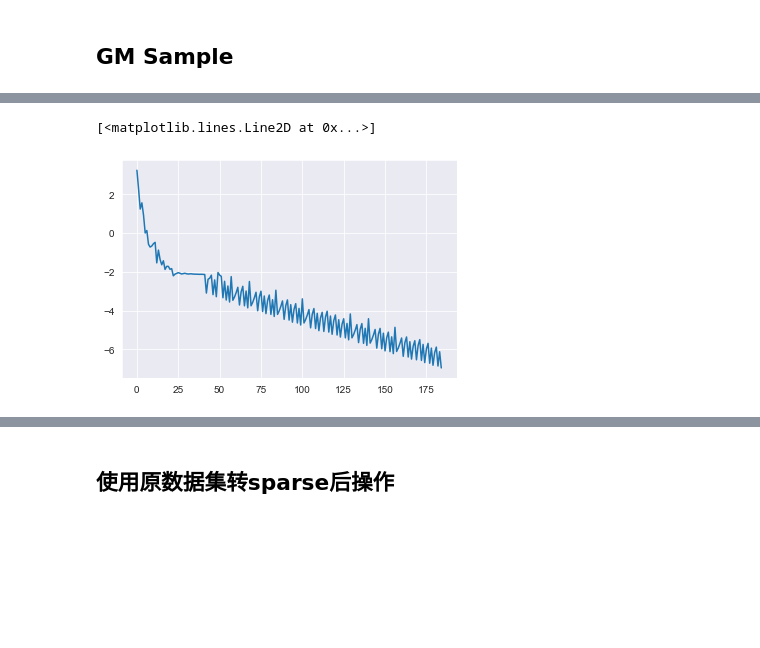
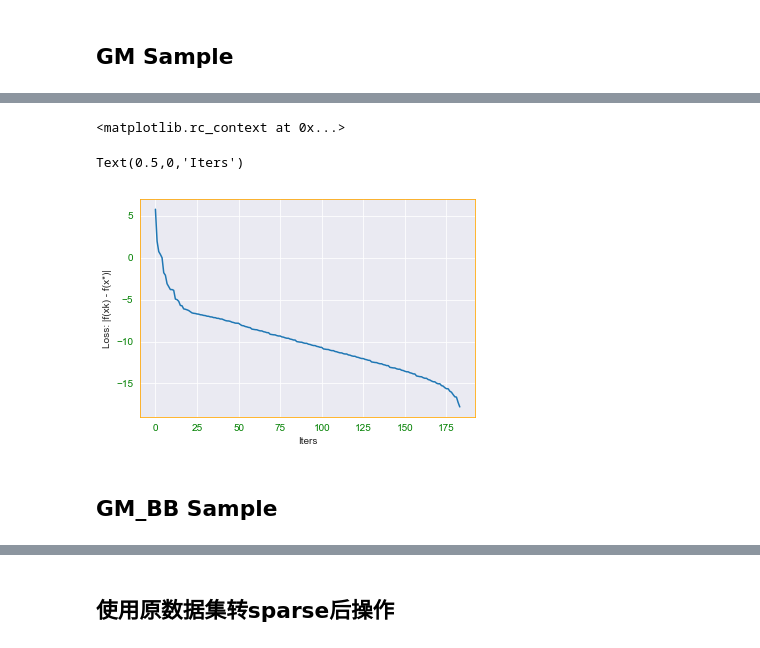
Before and after one commit to QSCTech-Sange/Optimization_Project, a Jupyter notebook: optimize.ipynb, the cells around one changed output, grey strips where cells are left out. Saved outputs shown, nothing was run; the diff lists cells and outputs as text; code cells hidden in the pictures; blank space fills up the shorter version.

Commit message:
[Fix: loss function graph] [Add: BB step size with new grad and f(x)]

```diff
--- a/optimize.ipynb
+++ b/optimize.ipynb
@@ -76,5 +77,13 @@ plot_res_data(points,ans2,groups,way='points')
-# %%
-plt.plot(np.log(GM_loss))
-# %% [output]
-[<matplotlib.lines.Line2D at 0x...>]
-[figure, removed]
+# %%
+plt.rc_context({'axes.edgecolor':'orange', 'xtick.color':'green', 'ytick.color':'green', 'figure.facecolor':'white'})
+# %% [output]
+<matplotlib.rc_context at 0x...>
+# %%
+plt.plot(np.log(GM_loss - GM_loss[len(GM_loss)-1]))
+plt.ylabel("Loss: |f(xk) - f(x*)|")
+plt.xlabel("Iters")
+# %% [output]
+Text(0.5,0,'Iters')
+[figure, added]
+# %% [markdown]
+## GM_BB Sample
```
Also changed, not shown: parts of 12 cells of this notebook, 1 other file.
